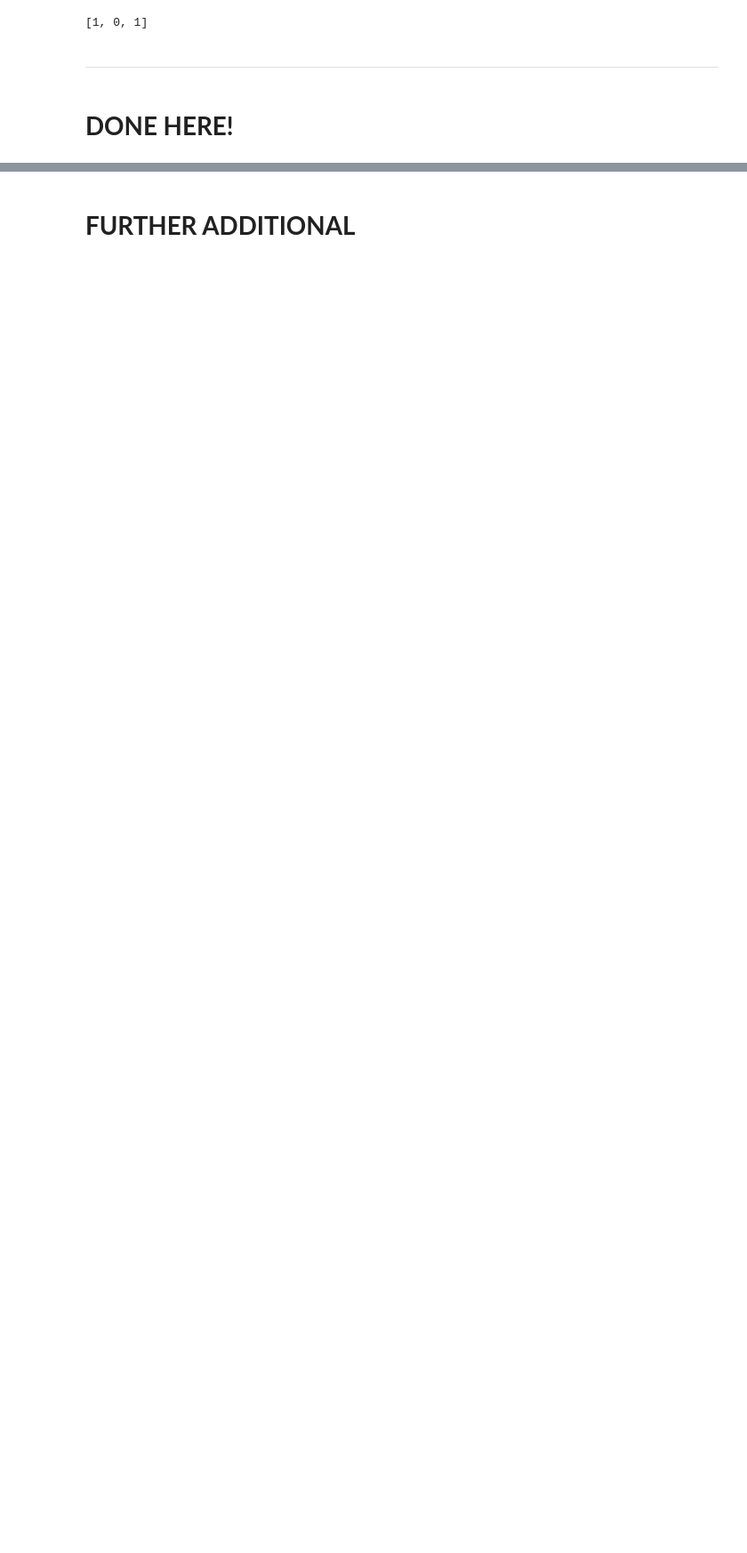
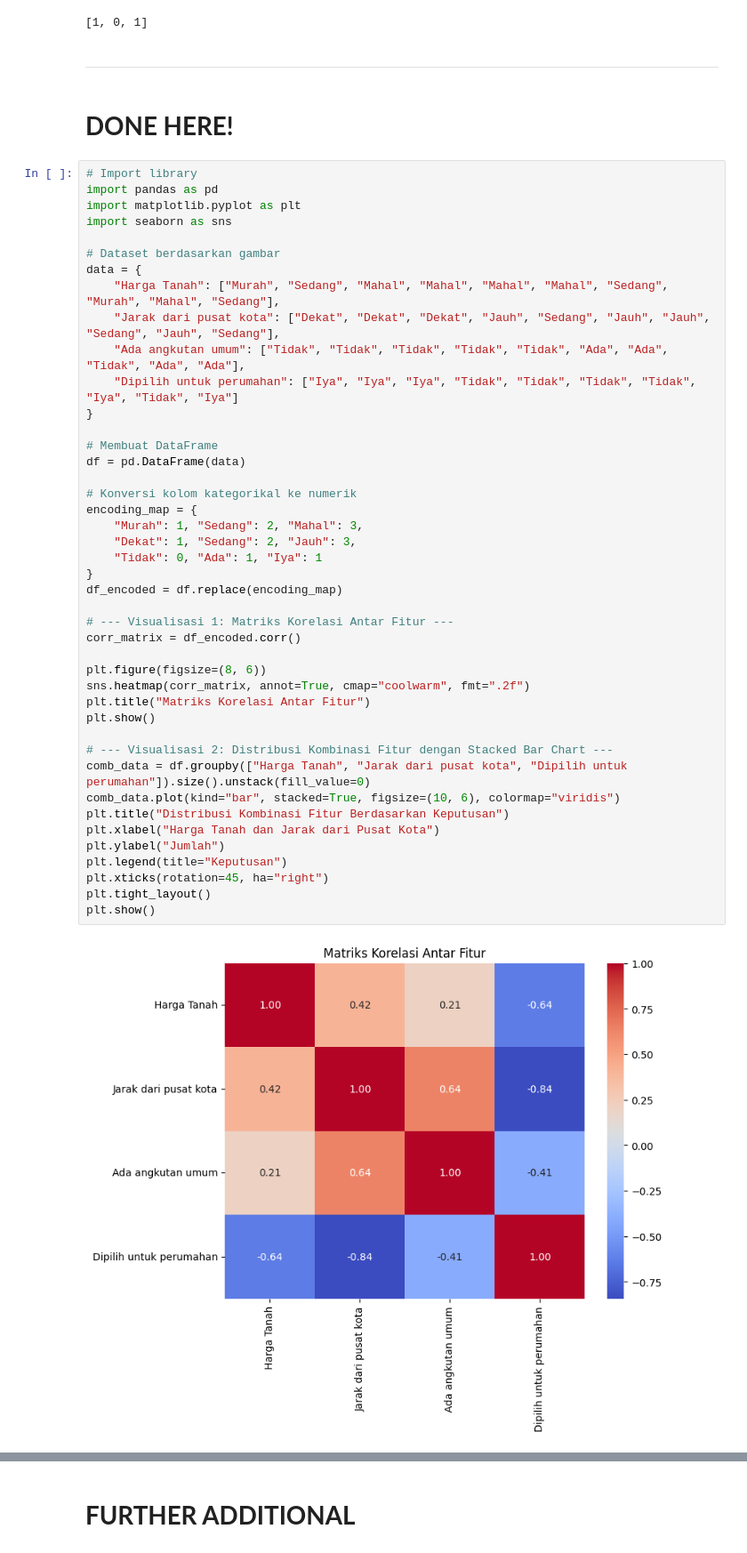
Before and after one commit to Fadelhamkaa/ML_Naive-Bayes_Manual-, a Jupyter notebook: LP4_Muhammad_Fadel_Hamka_60200122116.ipynb, the cells around one changed output, grey strips where cells are left out. Shown at 89% size. Cells and saved outputs as stored; diff of their text form; blank space fills up the shorter version.

```diff
--- a/LP4_Muhammad_Fadel_Hamka_60200122116.ipynb
+++ b/LP4_Muhammad_Fadel_Hamka_60200122116.ipynb
@@ -412,3 +412,48 @@ Kelas yang diprediksi: Tidak
 ---
 # %% [markdown]
 # **DONE HERE!**
+# %%
+# Import library
+import pandas as pd
+import matplotlib.pyplot as plt
+import seaborn as sns
+
+# Dataset berdasarkan gambar
+data = {
+    "Harga Tanah": ["Murah", "Sedang", "Mahal", "Mahal", "Mahal", "Mahal", "Sedang", "Murah", "Mahal", "Sedang"],
+    "Jarak dari pusat kota": ["Dekat", "Dekat", "Dekat", "Jauh", "Sedang", "Jauh", "Jauh", "Sedang", "Jauh", "Sedang"],
+    "Ada angkutan umum": ["Tidak", "Tidak", "Tidak", "Tidak", "Tidak", "Ada", "Ada", "Tidak", "Ada", "Ada"],
+    "Dipilih untuk perumahan": ["Iya", "Iya", "Iya", "Tidak", "Tidak", "Tidak", "Tidak", "Iya", "Tidak", "Iya"]
+}
+
+# Membuat DataFrame
+df = pd.DataFrame(data)
+
+# Konversi kolom kategorikal ke numerik
+encoding_map = {
+    "Murah": 1, "Sedang": 2, "Mahal": 3,
+    "Dekat": 1, "Sedang": 2, "Jauh": 3,
+    "Tidak": 0, "Ada": 1, "Iya": 1
+}
+df_encoded = df.replace(encoding_map)
+
+# --- Visualisasi 1: Matriks Korelasi Antar Fitur ---
+corr_matrix = df_encoded.corr()
+
+plt.figure(figsize=(8, 6))
+sns.heatmap(corr_matrix, annot=True, cmap="coolwarm", fmt=".2f")
+plt.title("Matriks Korelasi Antar Fitur")
+plt.show()
+
+# --- Visualisasi 2: Distribusi Kombinasi Fitur dengan Stacked Bar Chart ---
+comb_data = df.groupby(["Harga Tanah", "Jarak dari pusat kota", "Dipilih untuk perumahan"]).size().unstack(fill_value=0)
+comb_data.plot(kind="bar", stacked=True, figsize=(10, 6), colormap="viridis")
+plt.title("Distribusi Kombinasi Fitur Berdasarkan Keputusan")
+plt.xlabel("Harga Tanah dan Jarak dari Pusat Kota")
+plt.ylabel("Jumlah")
+plt.legend(title="Keputusan")
+plt.xticks(rotation=45, ha="right")
+plt.tight_layout()
+plt.show()
+# %% [output]
+[figure, added]
```
Also changed, not shown: parts of 2 cells of this notebook.
